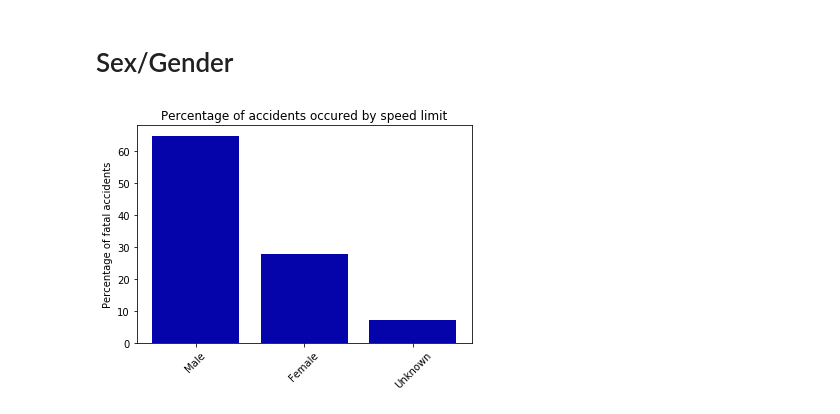
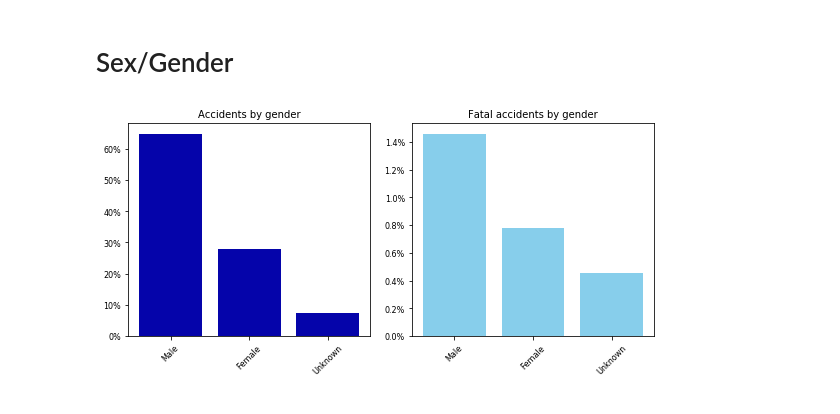
Before and after one commit to mathias2100/Group-30, a Jupyter notebook: Project - Descriptive.ipynb, the cells around one changed output. Cells and saved outputs as stored; diff of their text form; code cells hidden in the pictures.

```diff
--- a/Project - Descriptive.ipynb
+++ b/Project - Descriptive.ipynb
@@ -207,25 +208,48 @@ fig2.tight_layout()
 # %% [markdown]
 # Sex/Gender
-# %%
-male = len(joined[joined['Sex_of_Driver']==1])
-female = len(joined[joined['Sex_of_Driver']==2])
-unknown = len(joined[joined['Sex_of_Driver']==3])
-
-total_accidents_gender = male + female + unknown
-
-male_pct = male / total_accidents_gender * 100
-female_pct = female / total_accidents_gender * 100
-unknown_pct = unknown / total_accidents_gender * 100
-
-x5 = ['Male', 'Female', 'Unknown']
-x5_2 = ['','Male', 'Female', 'Unknown'] #Needed for Subplot
-y5 = [male_pct, female_pct, unknown_pct]
-x5_ = list(range(len(x5)))
-
-plt.bar(x5_, y5, color='#0504aa')
-plt.ylabel('Percentage of fatal accidents')
-plt.xticks(x5_, x5, rotation=45)
-plt.title("Percentage of accidents by gender")
-plt.show()
-# %% [output]
-[figure, removed]
+# %%
+male = len(joined[joined['Sex_of_Driver']==1])
+female = len(joined[joined['Sex_of_Driver']==2])
+unknown = len(joined[joined['Sex_of_Driver']==3])
+
+total_accidents_gender = male + female + unknown
+
+male_pct = male / total_accidents_gender
+female_pct = female / total_accidents_gender
+unknown_pct = unknown / total_accidents_gender
+
+x5 = ['Male', 'Female', 'Unknown']
+x5_2 = ['','Male', 'Female', 'Unknown'] #Needed for Subplot
+y5 = [male_pct, female_pct, unknown_pct]
+x5_ = list(range(len(x5)))
+
+gender = []
+fatal_accident_per_gender = []
+for i in range(1,4):
+    gender.append(i)
+    fatal_accident_per_gender.append(len(joined[(joined['Sex_of_Driver'] == i) & (joined['Accident_Severity'] == 1)]))
+#print(gender)
+#print(fatal_accident_per_gender)
+
+#TEST for percentage of fatal accidents:
+test2 = np.array([male, female, unknown]) #dtype=np.float
+test3 = np.array(fatal_accident_per_gender) #dtype=np.float
+test = (test3 / test2)
+#print(test)
+
+fig4, (ax8, ax9) = plt.subplots(nrows=1, ncols=2, figsize=(8, 4))
+ax8.bar(x5, y5, color='#0504aa')
+ax8.set_xticklabels(x5, rotation=45, size=8)
+ax8.set_title("Accidents by gender", size=10)
+vals2 = ax8.get_yticks()
+ax8.set_yticklabels(['{:,.0%}'.format(x5) for x5 in vals2], size=8) #edit "1" to "2" if more decimals are needed.
+
+ax9.bar(x5, test, color='skyblue')
+ax9.set_xticklabels(x5, rotation=45, size=8)
+ax9.set_title("Fatal accidents by gender", size=10)
+vals = ax9.get_yticks()
+ax9.set_yticklabels(['{:,.1%}'.format(x5) for x5 in vals], size=8) #edit "1" to "2" if more decimals are needed.
+
+fig4.tight_layout()
+# %% [output]
+[figure, added]
```
Also changed, not shown: parts of 7 cells of this notebook.
